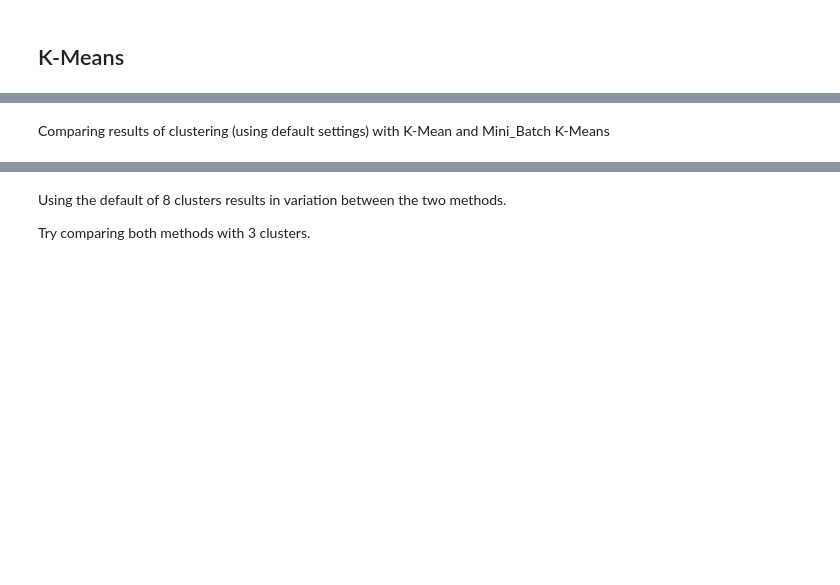
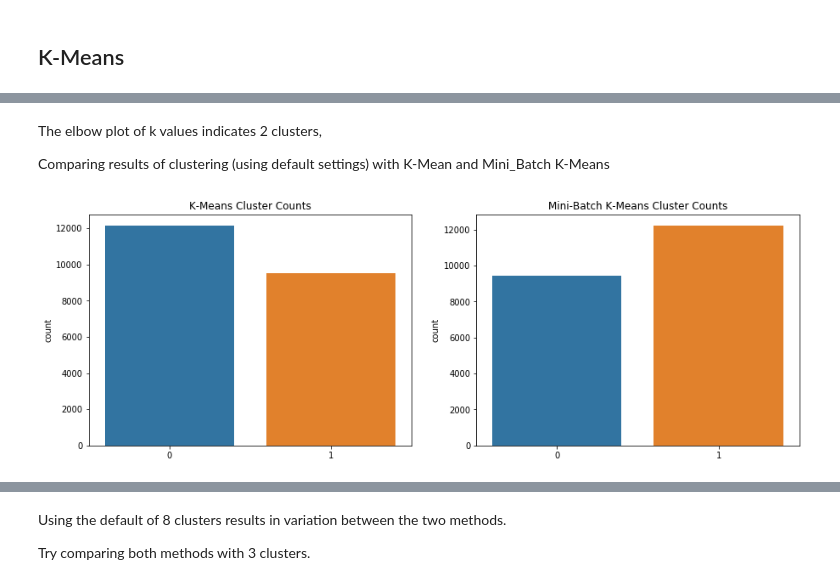
Before and after one commit to mbeckmanssf/Thinkful, a Jupyter notebook: Unit-4/2.5-Boston_Marathon.ipynb, the cells around one changed output, grey strips where cells are left out. Cells and saved outputs as stored; diff of their text form; code cells hidden in the pictures; blank space fills up the shorter version.

```diff
--- a/Unit-4/2.5-Boston_Marathon.ipynb
+++ b/Unit-4/2.5-Boston_Marathon.ipynb
@@ -161,4 +170,6 @@ X_norm = normalize(X)
 # %% [markdown]
+The elbow plot of k values indicates 2 clusters,
+
 Comparing results of clustering (using default settings) with K-Mean and Mini_Batch K-Means
 # %%
 # k-means using default settings
@@ -166,6 +177,22 @@ y_pred = KMeans().fit_predict(X_norm)
 # %%
 # mini-batch k-means with default settings
-mini_y_pred = MiniBatchKMeans().fit_predict(X_norm)
+mini_y_pred = MiniBatchKMeans(n_clusters=2).fit_predict(X_norm)
+# %%
+# Visualize cluster counts
+
+plt.figure(figsize=(15, 5))
+
+plt.subplot(1, 2, 1)
+sns.countplot(x=y_pred, data=boston2012)
+plt.title('K-Means Cluster Counts')
+
+plt.subplot(1, 2, 2)
+sns.countplot(x=mini_y_pred, data=boston2012)
+plt.title('Mini-Batch K-Means Cluster Counts')
+
+plt.show()
+# %% [output]
+[figure, added]
 # %%
 # Visualize clusters with binary feature of gender
 
```
Also changed, not shown: parts of 21 cells of this notebook.
